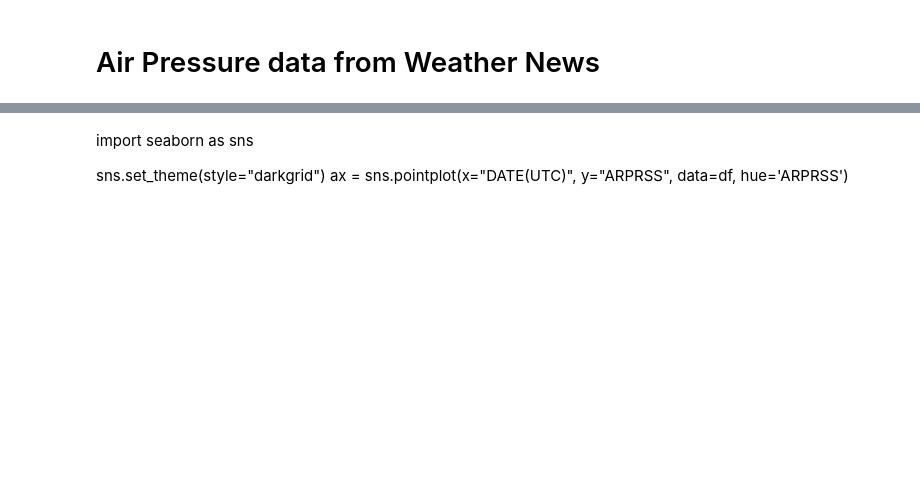
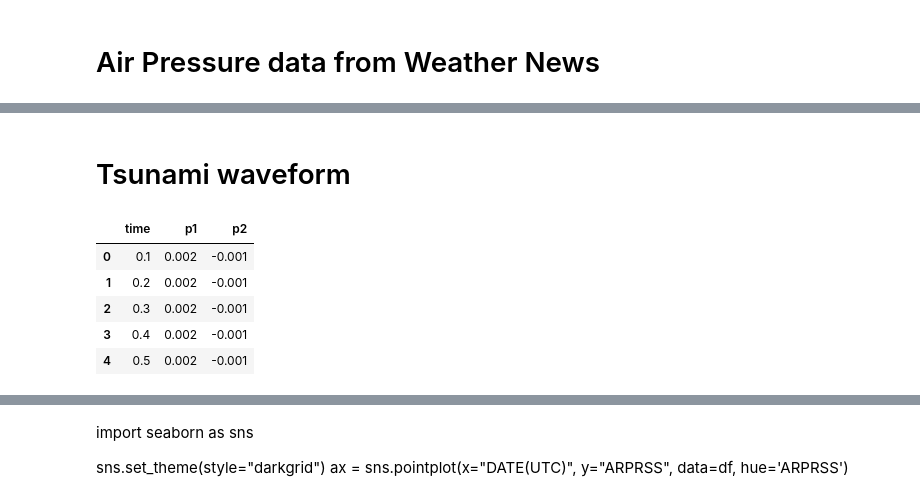
Before and after one commit to erick2307/tsunami_period_analysis, a Jupyter notebook: airpressure_wn.ipynb, the cells around one changed output, grey strips where cells are left out. Cells and saved outputs as stored; diff of their text form; code cells hidden in the pictures; blank space fills up the shorter version.

```diff
--- a/airpressure_wn.ipynb
+++ b/airpressure_wn.ipynb
@@ -37,0 +63,12 @@ for i in df.SoratenaID.unique():
+# %% [markdown]
+# Tsunami waveform
+# %%
+dft = pd.read_csv('./data/points.csv',names=['time','p1','p2'])
+dft.head()
+# %% [output]
+|  | time | p1 | p2 |
+| 0 | 0.1 | 0.002 | -0.001 |
+| 1 | 0.2 | 0.002 | -0.001 |
+| 2 | 0.3 | 0.002 | -0.001 |
+| 3 | 0.4 | 0.002 | -0.001 |
+| 4 | 0.5 | 0.002 | -0.001 |
```
Also changed, not shown: parts of 15 cells of this notebook, 3 other files.
